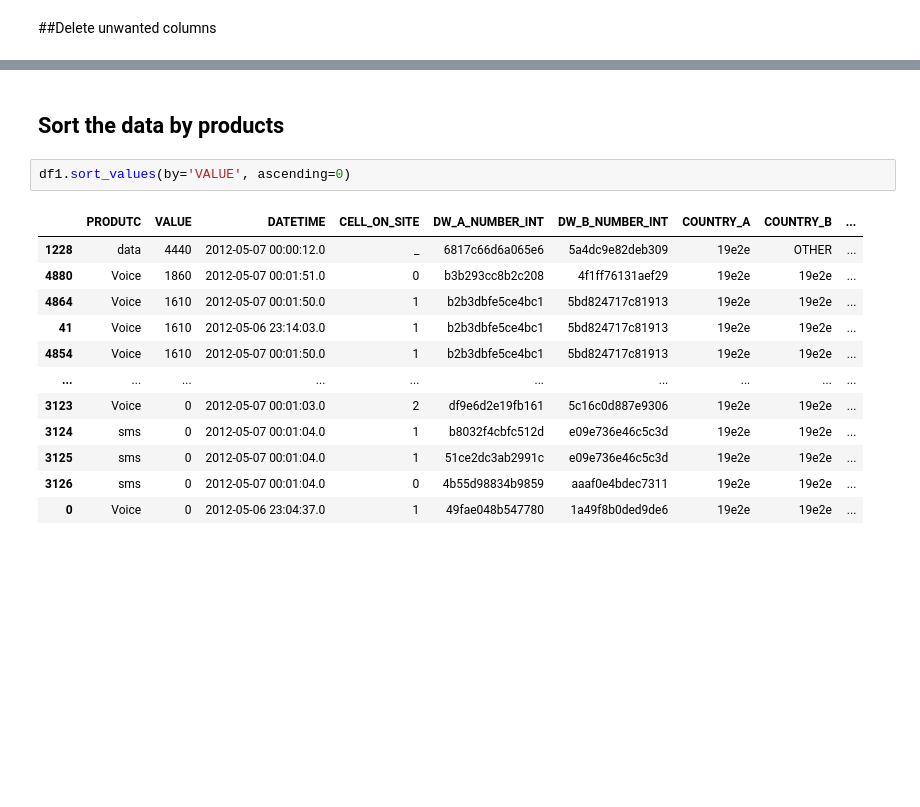
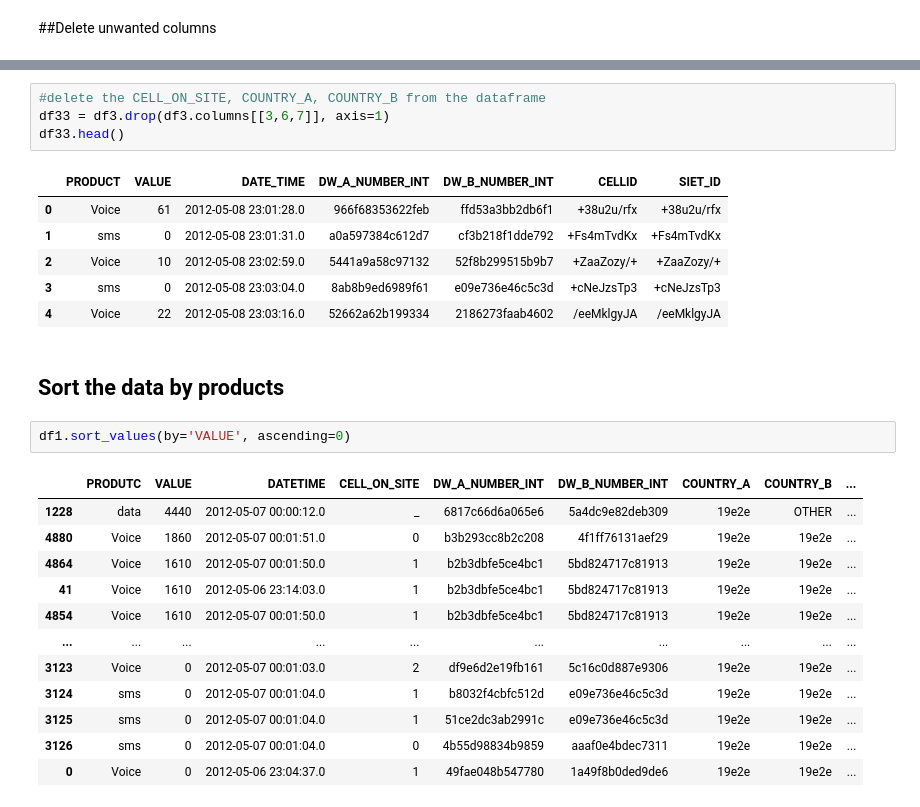
Before and after one commit to Faith-Mbugua/Moringa_Data_Science_Prep_W3_Independent_Project_2021_11_Faith_Mbugua_DataReport., a Jupyter notebook: Moringa_Data_Science_Prep_W3_Independent_Project_2021_11_Faith_Mbugua_Python_Notebook_.ipynb, the cells around one changed output, grey strips where cells are left out. Cells and saved outputs as stored; diff of their text form; blank space fills up the shorter version.

```diff
--- a/Moringa_Data_Science_Prep_W3_Independent_Project_2021_11_Faith_Mbugua_Python_Notebook_.ipynb
+++ b/Moringa_Data_Science_Prep_W3_Independent_Project_2021_11_Faith_Mbugua_Python_Notebook_.ipynb
@@ -90,3 +75,14 @@ df6.head()
+# %%
+#delete the CELL_ON_SITE, COUNTRY_A, COUNTRY_B from the dataframe
+df33 = df3.drop(df3.columns[[3,6,7]], axis=1)
+df33.head()
+# %% [output]
+|  | PRODUCT | VALUE | DATE_TIME | DW_A_NUMBER_INT | DW_B_NUMBER_INT | CELLID | SIET_ID |
+| 0 | Voice | 61 | 2012-05-08 23:01:28.0 | 966f68353622feb | ffd53a3bb2db6f1 | +38u2u/rfx | +38u2u/rfx |
+| 1 | sms | 0 | 2012-05-08 23:01:31.0 | a0a597384c612d7 | cf3b218f1dde792 | +Fs4mTvdKx | +Fs4mTvdKx |
+| 2 | Voice | 10 | 2012-05-08 23:02:59.0 | 5441a9a58c97132 | 52f8b299515b9b7 | +ZaaZozy/+ | +ZaaZozy/+ |
+| 3 | sms | 0 | 2012-05-08 23:03:04.0 | 8ab8b9ed6989f61 | e09e736e46c5c3d | +cNeJzsTp3 | +cNeJzsTp3 |
+| 4 | Voice | 22 | 2012-05-08 23:03:16.0 | 52662a62b199334 | 2186273faab4602 | /eeMklgyJA | /eeMklgyJA |
 # %% [markdown]
 ## Sort the data by products
 # %%
```
Also changed, not shown: parts of 10 cells of this notebook.
